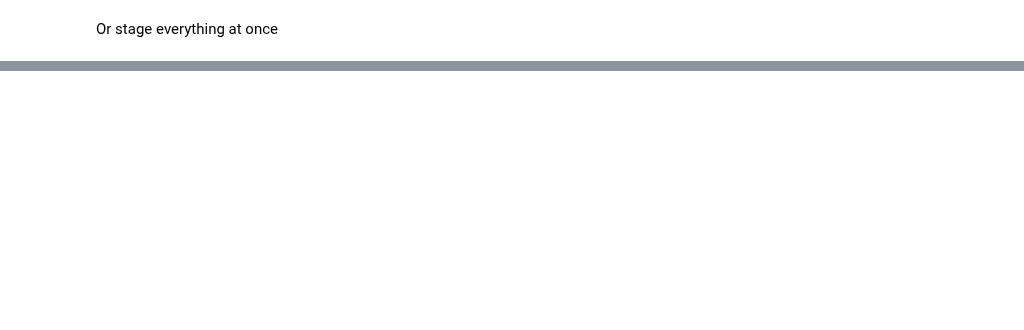
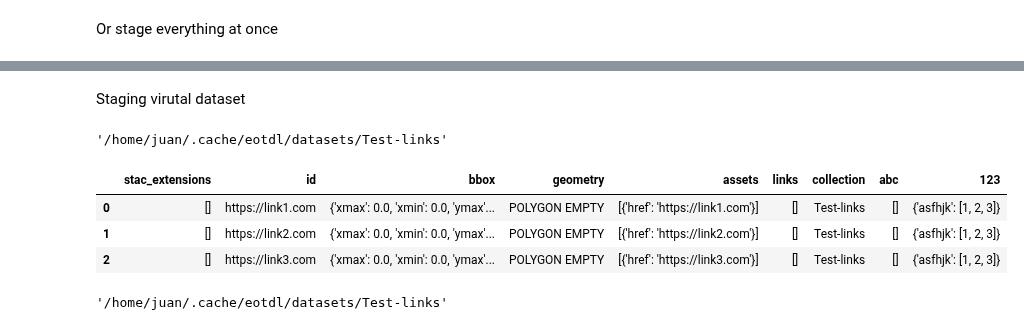
Before and after one commit to earthpulse/eotdl, a Jupyter notebook: upgrade/02_stage.ipynb, the cells around one changed output, grey strips where cells are left out. Drawn from its saved outputs; the diff is of its cells as text; code cells hidden in the pictures; blank space fills up the shorter version.

```diff
--- a/upgrade/02_stage.ipynb
+++ b/upgrade/02_stage.ipynb
@@ -78,0 +90,20 @@ len(files), files[:10]
+# %% [markdown]
+Staging virutal dataset
+# %%
+dst_path = stage_dataset("Test-links", force=True)
+dst_path
+# %% [output]
+'/home/juan/.cache/eotdl/datasets/Test-links'
+# %%
+gdf = gpd.read_parquet(f"{dst_path}/catalog.parquet")
+gdf.head()
+# %% [output]
+|  | stac_extensions | id | bbox | geometry | assets | links | collection | abc | 123 |
+| 0 | [] | https://link1.com | {'xmax': 0.0, 'xmin': 0.0, 'ymax'... | POLYGON EMPTY | [{'href': 'https://link1.com'}] | [] | Test-links | [] | {'asfhjk': [1, 2, 3]} |
+| 1 | [] | https://link2.com | {'xmax': 0.0, 'xmin': 0.0, 'ymax'... | POLYGON EMPTY | [{'href': 'https://link2.com'}] | [] | Test-links | [] | {'asfhjk': [1, 2, 3]} |
+| 2 | [] | https://link3.com | {'xmax': 0.0, 'xmin': 0.0, 'ymax'... | POLYGON EMPTY | [{'href': 'https://link3.com'}] | [] | Test-links | [] | {'asfhjk': [1, 2, 3]} |
+# %%
+dst_path = stage_dataset("Test-links", assets=True, force=True)
+dst_path
+# %% [output]
+'/home/juan/.cache/eotdl/datasets/Test-links'
```
Also changed, not shown: parts of 7 cells of this notebook, 5 other files.
